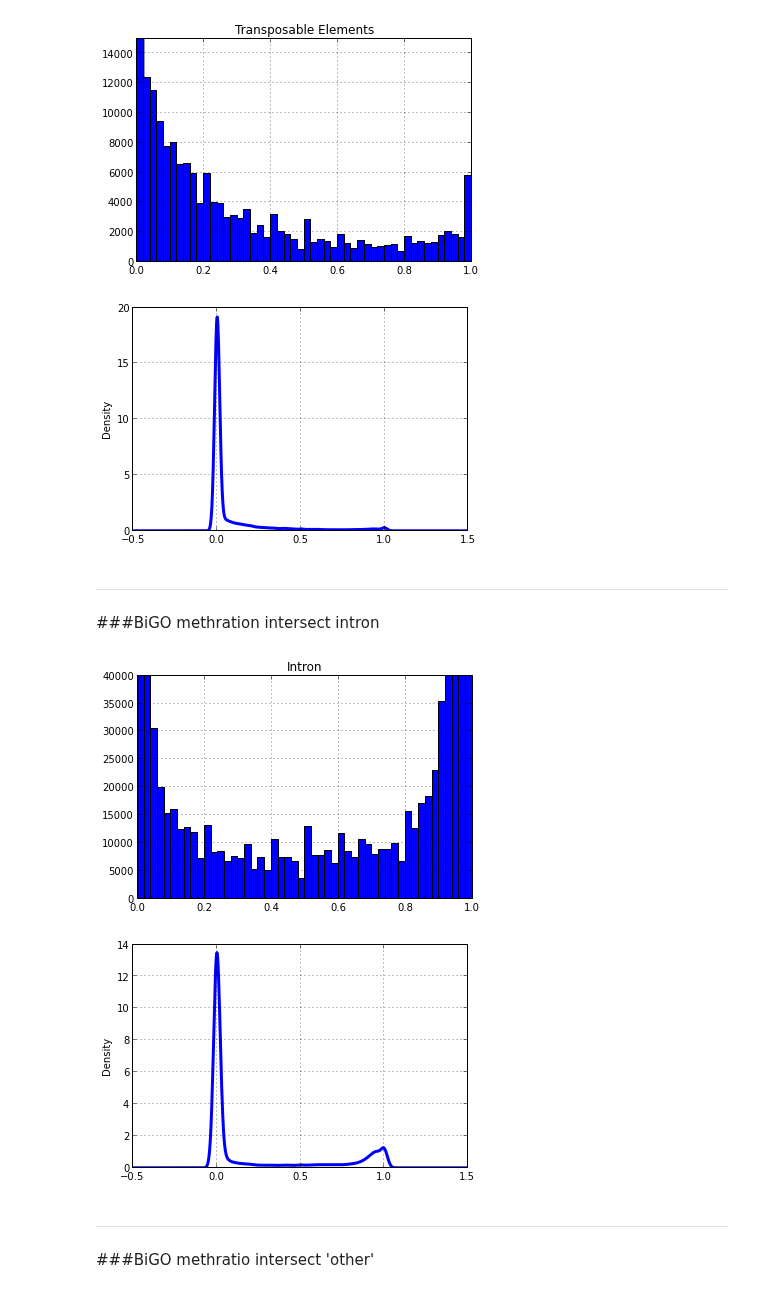
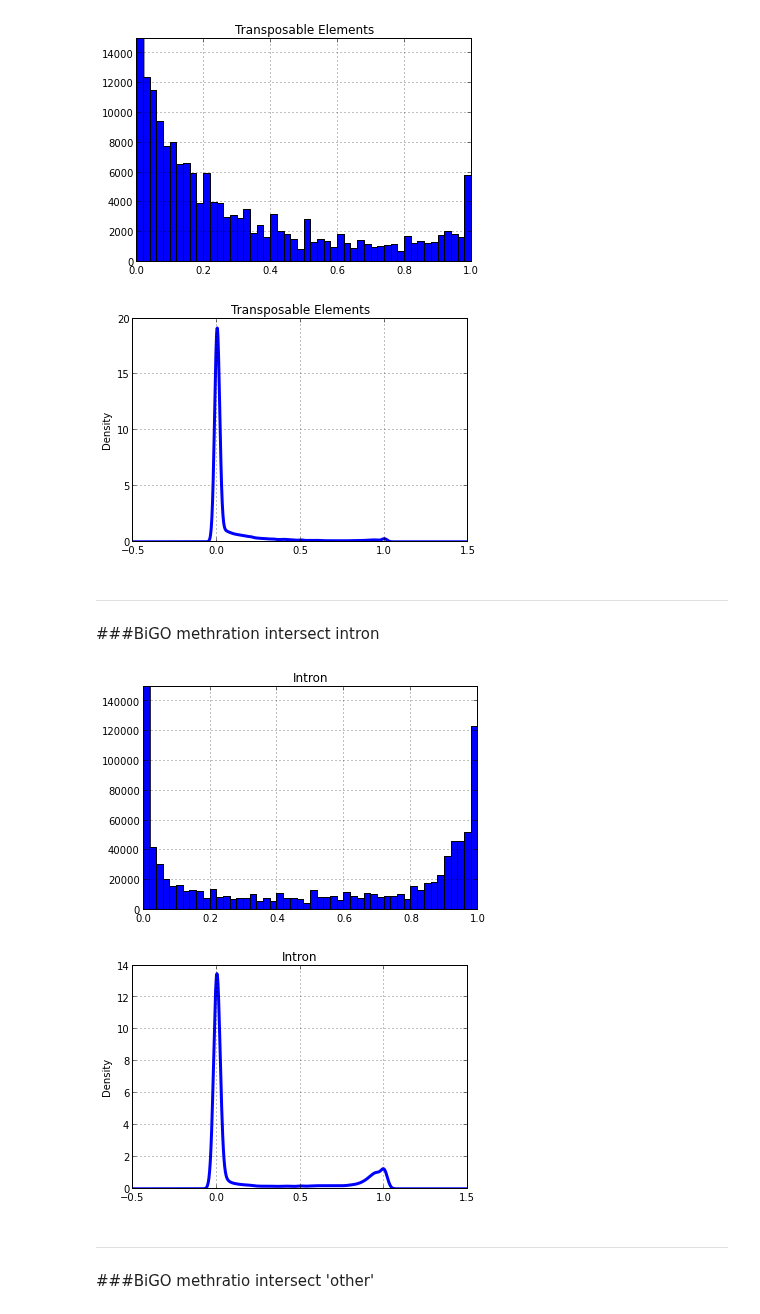
Before and after one commit to sr320/ipython_nb, a Jupyter notebook: BiGo_methratio.ipynb, the cells around one changed output. Saved outputs shown, nothing was run; the diff lists cells and outputs as text; code cells hidden in the pictures.

Commit message:
BiGo- Summary Histograms

```diff
--- a/BiGo_methratio.ipynb
+++ b/BiGo_methratio.ipynb
@@ -533,8 +542,9 @@ plt.title('Transposable Elements');
 # %%
 # pandas density plot
 TEmr[5].plot(kind='kde', linewidth=3);
+plt.title('Transposable Elements');
 # %% [output]
-[figure, old version]
+[figure, new version]
 # %% [markdown]
 ---
 ###BiGO methration intersect intron
@@ -551,15 +561,16 @@ Intronmr = read_table("/Volumes/web/cnidarian/BiGo_methratio_boop_intersect_intr
 # %%
 Intronmr[5].hist(bins=50);
 #Axis limits are changed using the axis([xmin, xmax, ymin, ymax]) function.
-plt.axis([0, 1, 0, 40000]);
+plt.axis([0, 1, 0, 150000]);
 plt.title('Intron');
 # %% [output]
-[figure, old version]
+[figure, new version]
 # %%
 # pandas density plot
 Intronmr[5].plot(kind='kde', linewidth=3);
+plt.title('Intron');
 # %% [output]
-[figure, old version]
+[figure, new version]
 # %% [markdown]
 ---
 ###BiGO methratio intersect 'other'
```
Also changed, not shown: parts of 6 cells of this notebook.
